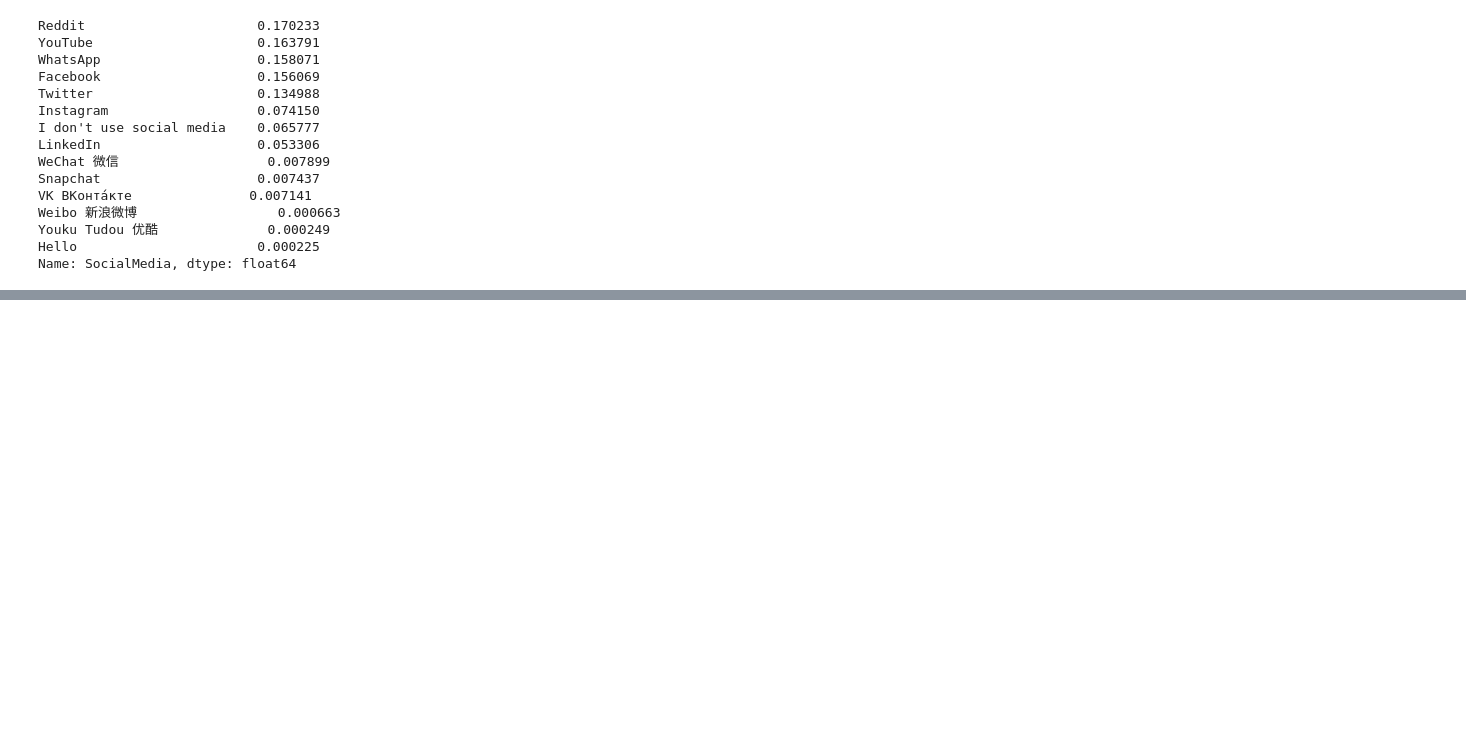
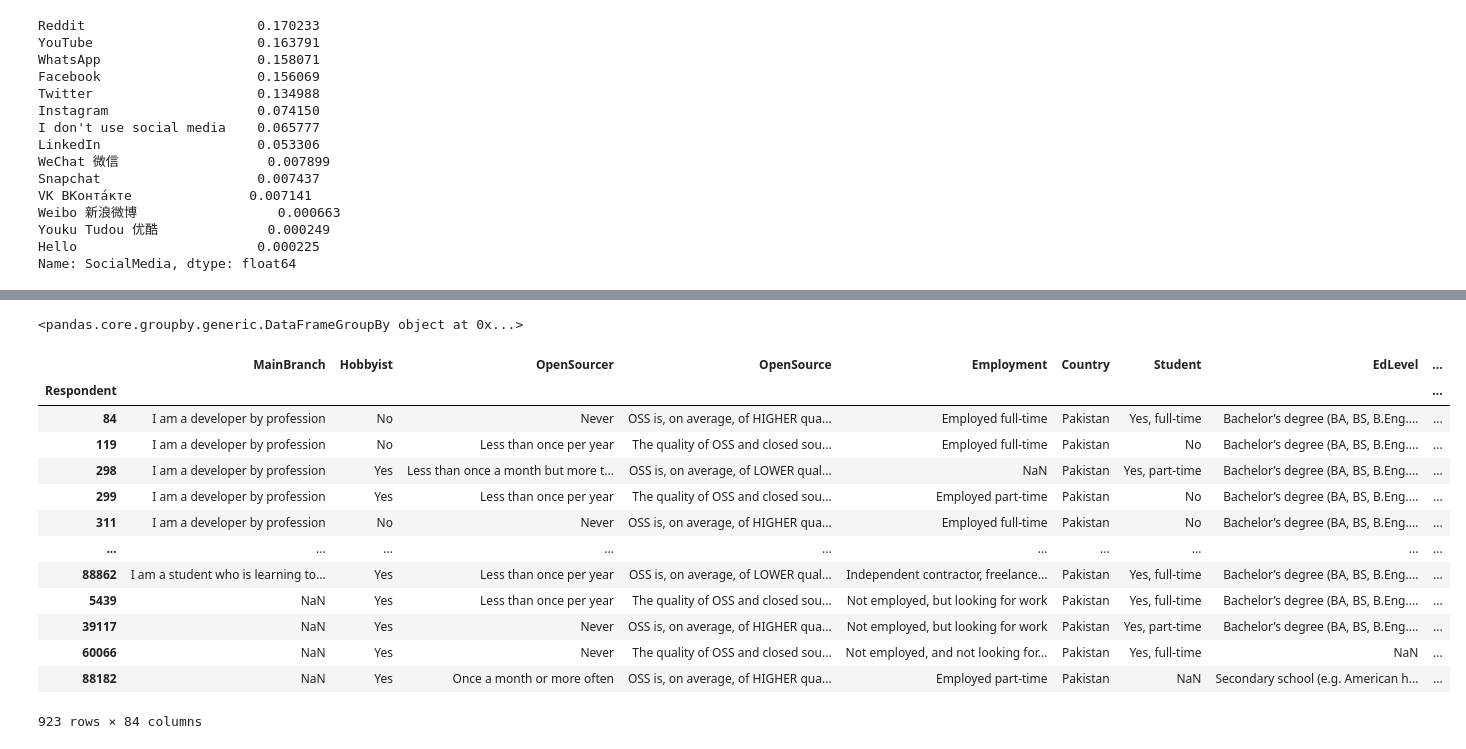
Before and after one commit to TechieBalu/Guide-To-Advance-Python-Concepts, a Jupyter notebook: Pandas by Corey Schafer/8- Aggregation and Grouping.ipynb, the cells around one changed output, grey strips where cells are left out. Saved outputs shown, nothing was run; the diff lists cells and outputs as text; code cells hidden in the pictures; blank space fills up the shorter version.

Commit message:
comparison of grouping with filters

```diff
--- a/Pandas by Corey Schafer/8- Aggregation and Grouping.ipynb
+++ b/Pandas by Corey Schafer/8- Aggregation and Grouping.ipynb
@@ -162,0 +170,31 @@ So, to get the results in which we can see each country with the percentage of s
+# %%
+country_grp = df.groupby(by=["Country"])
+country_grp
+
+# This gives us the groupby object that contains bunch of groups (names of each country)
+# and now we can apply multiple functions on it
+# %% [output]
+<pandas.core.groupby.generic.DataFrameGroupBy object at 0x...>
+# %%
+# Getting the group of Pakistan
+country_grp.get_group("Pakistan")
+
+# this is giving us a group of Pakistan that has all records of Country Pakistan, but it is not that simple that it just returns
+# all rows of Pakistan, it return the result of group and we can apply multiple functions on single or multiple groups at the
+# same time
+# obviously we can do the same by using the filter like below
+# %% [output]
+|  | MainBranch | Hobbyist | OpenSourcer | OpenSource | Employment | Country | Student | EdLevel | ... |
+| Respondent |  |  |  |  |  |  |  |  | ... |
+| 84 | I am a developer by profession | No | Never | OSS is, on average, of HIGHER qua... | Employed full-time | Pakistan | Yes, full-time | Bachelor’s degree (BA, BS, B.Eng.... | ... |
+| 119 | I am a developer by profession | No | Less than once per year | The quality of OSS and closed sou... | Employed full-time | Pakistan | No | Bachelor’s degree (BA, BS, B.Eng.... | ... |
+| 298 | I am a developer by profession | Yes | Less than once a month but more t... | OSS is, on average, of LOWER qual... | NaN | Pakistan | Yes, part-time | Bachelor’s degree (BA, BS, B.Eng.... | ... |
+| 299 | I am a developer by profession | Yes | Less than once per year | The quality of OSS and closed sou... | Employed part-time | Pakistan | No | Bachelor’s degree (BA, BS, B.Eng.... | ... |
+| 311 | I am a developer by profession | No | Never | OSS is, on average, of HIGHER qua... | Employed full-time | Pakistan | No | Bachelor’s degree (BA, BS, B.Eng.... | ... |
+| ... | ... | ... | ... | ... | ... | ... | ... | ... | ... |
+| 88862 | I am a student who is learning to... | Yes | Less than once per year | OSS is, on average, of LOWER qual... | Independent contractor, freelance... | Pakistan | Yes, full-time | Bachelor’s degree (BA, BS, B.Eng.... | ... |
+| 5439 | NaN | Yes | Less than once per year | The quality of OSS and closed sou... | Not employed, but looking for work | Pakistan | Yes, full-time | Bachelor’s degree (BA, BS, B.Eng.... | ... |
+| 39117 | NaN | Yes | Never | OSS is, on average, of HIGHER qua... | Not employed, but looking for work | Pakistan | Yes, part-time | Bachelor’s degree (BA, BS, B.Eng.... | ... |
+| 60066 | NaN | Yes | Never | The quality of OSS and closed sou... | Not employed, and not looking for... | Pakistan | Yes, full-time | NaN | ... |
+| 88182 | NaN | Yes | Once a month or more often | OSS is, on average, of HIGHER qua... | Employed part-time | Pakistan | NaN | Secondary school (e.g. American h... | ... |
+923 rows × 84 columns
```
Also changed, not shown: parts of 6 cells of this notebook.
